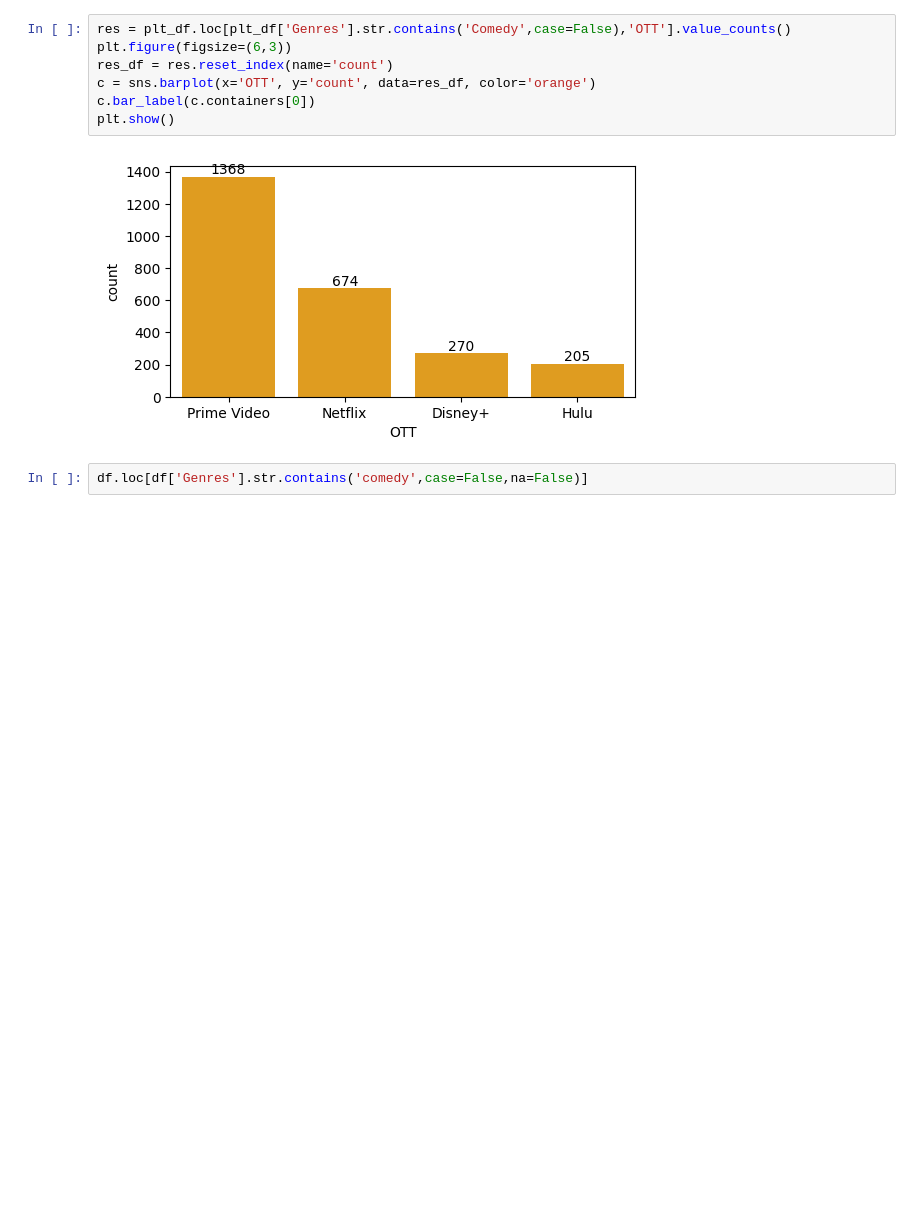
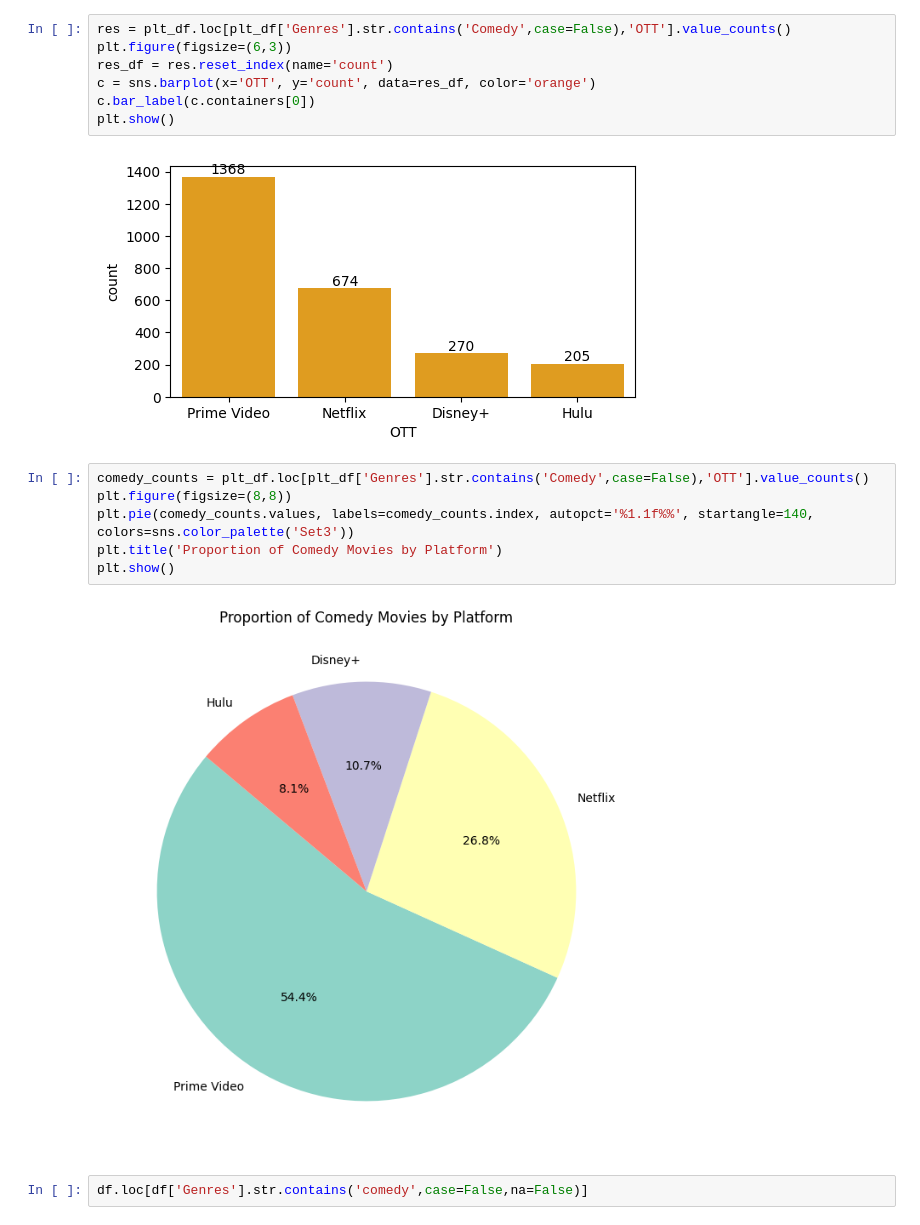
Before and after one commit to Aakashdoraisamy/python-data-science, a Jupyter notebook: Python_Libraries/pandas/movies/movies.ipynb, the cells around one changed output. Saved outputs shown, nothing was run; the diff lists cells and outputs as text; blank space fills up the shorter version.

```diff
--- a/Python_Libraries/pandas/movies/movies.ipynb
+++ b/Python_Libraries/pandas/movies/movies.ipynb
@@ -277,6 +293,14 @@ c.bar_label(c.containers[0])
 plt.show()
 # %% [output]
 [figure]
+# %%
+comedy_counts = plt_df.loc[plt_df['Genres'].str.contains('Comedy',case=False),'OTT'].value_counts()
+plt.figure(figsize=(8,8))
+plt.pie(comedy_counts.values, labels=comedy_counts.index, autopct='%1.1f%%', startangle=140, colors=sns.color_palette('Set3'))
+plt.title('Proportion of Comedy Movies by Platform')
+plt.show()
+# %% [output]
+[figure, added]
 # %%
 df.loc[df['Genres'].str.contains('comedy',case=False,na=False)]
 # %% [output]
```
Also changed, not shown: parts of 14 cells of this notebook.
